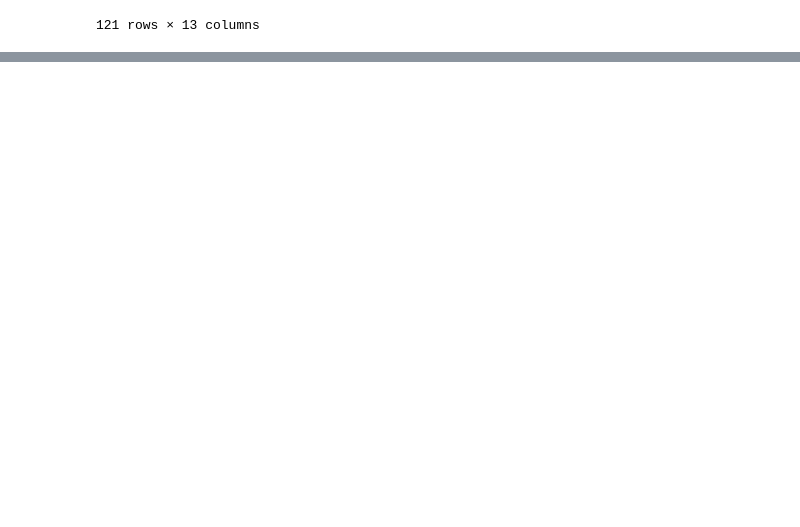
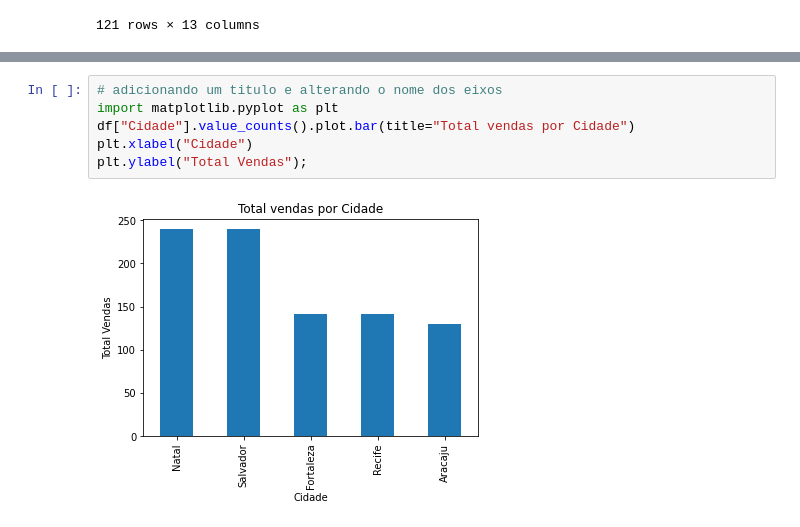
Before and after one commit to david95alex/dio-pandas-project, a Jupyter notebook: 02-planilhas-excel.ipynb, the cells around one changed output, grey strips where cells are left out. Drawn from its saved outputs; the diff is of its cells as text; blank space fills up the shorter version.

```diff
--- a/02-planilhas-excel.ipynb
+++ b/02-planilhas-excel.ipynb
@@ -274,0 +327,8 @@ vendas_marco_19
+# %%
+# adicionando um titulo e alterando o nome dos eixos
+import matplotlib.pyplot as plt
+df["Cidade"].value_counts().plot.bar(title="Total vendas por Cidade")
+plt.xlabel("Cidade")
+plt.ylabel("Total Vendas");
+# %% [output]
+[figure, added]
```
Also changed, not shown: parts of 15 cells of this notebook, 1 other file.
